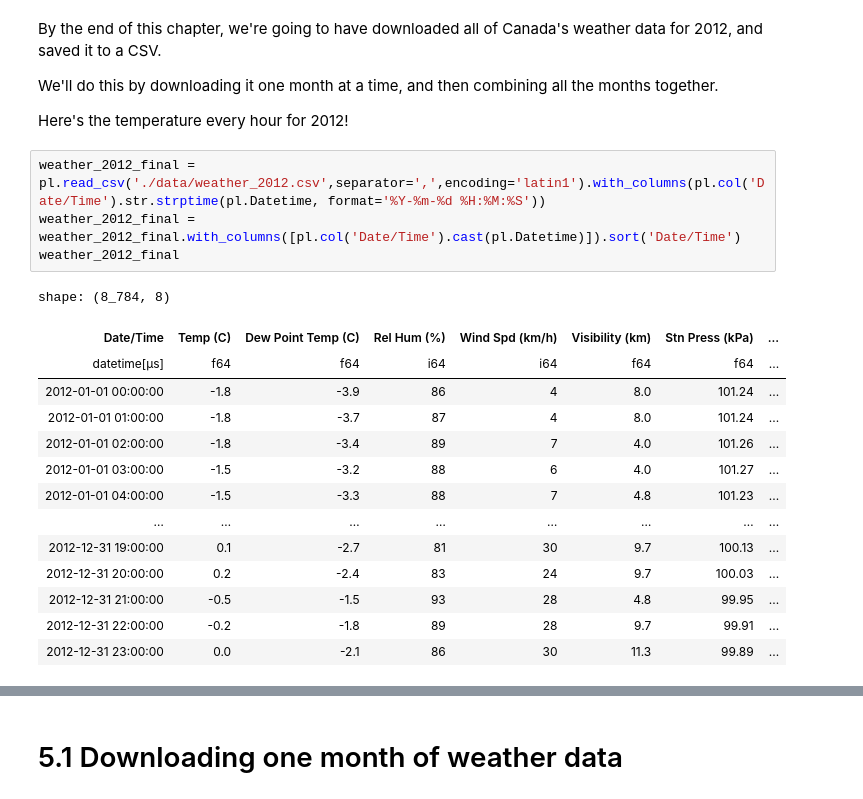
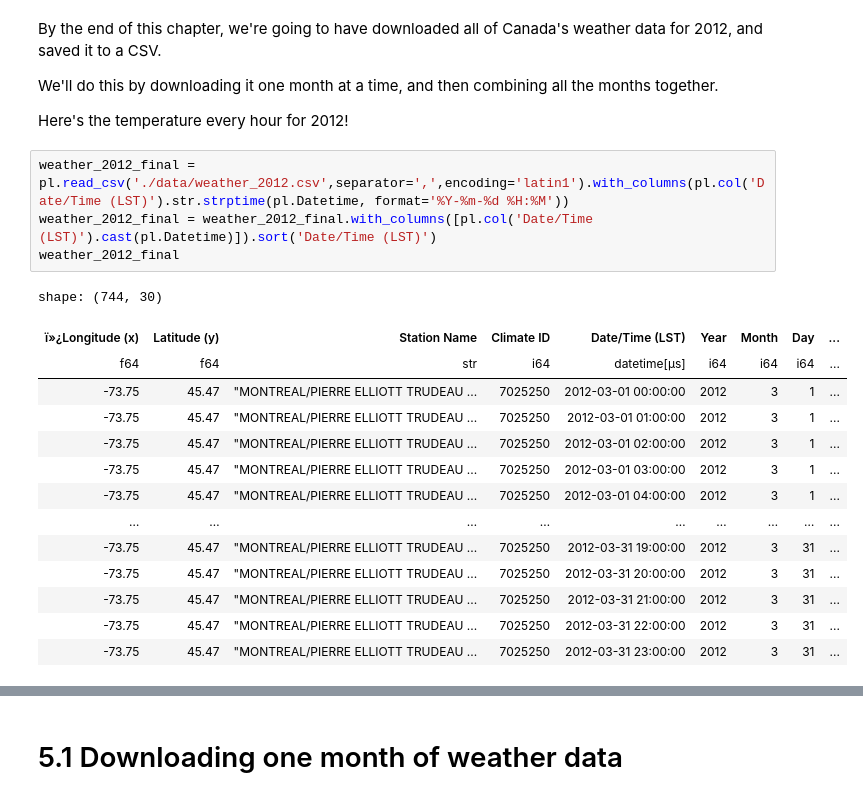
Before and after one commit to sergiorgiraldo/DataScience-Showcase, a Jupyter notebook: pandas-cookbook/cookbook-polars/Chapter 5 - Combining dataframes and scraping Canadian weather data.ipynb, the cells around one changed output, grey strips where cells are left out. Saved outputs shown, nothing was run; the diff lists cells and outputs as text.

```diff
--- a/pandas-cookbook/cookbook-polars/Chapter 5 - Combining dataframes and scraping Canadian weather data.ipynb
+++ b/pandas-cookbook/cookbook-polars/Chapter 5 - Combining dataframes and scraping Canadian weather data.ipynb
@@ -19,22 +19,22 @@ We'll do this by downloading it one month at a time, and then combining all the
 
 Here's the temperature every hour for 2012!
 # %%
-weather_2012_final = pl.read_csv('./data/weather_2012.csv',separator=',',encoding='latin1').with_columns(pl.col('Date/Time').str.strptime(pl.Datetime, format='%Y-%m-%d %H:%M:%S'))
-weather_2012_final = weather_2012_final.with_columns([pl.col('Date/Time').cast(pl.Datetime)]).sort('Date/Time')
+weather_2012_final = pl.read_csv('./data/weather_2012.csv',separator=',',encoding='latin1').with_columns(pl.col('Date/Time (LST)').str.strptime(pl.Datetime, format='%Y-%m-%d %H:%M'))
+weather_2012_final = weather_2012_final.with_columns([pl.col('Date/Time (LST)').cast(pl.Datetime)]).sort('Date/Time (LST)')
 weather_2012_final
 # %% [output]
-shape: (8_784, 8)
+shape: (744, 30)
-| Date/Time | Temp (C) | Dew Point Temp (C) | Rel Hum (%) | Wind Spd (km/h) | Visibility (km) | Stn Press (kPa) | ... |
-| datetime[μs] | f64 | f64 | i64 | i64 | f64 | f64 | ... |
-| 2012-01-01 00:00:00 | -1.8 | -3.9 | 86 | 4 | 8.0 | 101.24 | ... |
-| 2012-01-01 01:00:00 | -1.8 | -3.7 | 87 | 4 | 8.0 | 101.24 | ... |
-| 2012-01-01 02:00:00 | -1.8 | -3.4 | 89 | 7 | 4.0 | 101.26 | ... |
-| 2012-01-01 03:00:00 | -1.5 | -3.2 | 88 | 6 | 4.0 | 101.27 | ... |
-| 2012-01-01 04:00:00 | -1.5 | -3.3 | 88 | 7 | 4.8 | 101.23 | ... |
-| … | … | … | … | … | … | … | ... |
-| 2012-12-31 19:00:00 | 0.1 | -2.7 | 81 | 30 | 9.7 | 100.13 | ... |
-| 2012-12-31 20:00:00 | 0.2 | -2.4 | 83 | 24 | 9.7 | 100.03 | ... |
-| 2012-12-31 21:00:00 | -0.5 | -1.5 | 93 | 28 | 4.8 | 99.95 | ... |
-| 2012-12-31 22:00:00 | -0.2 | -1.8 | 89 | 28 | 9.7 | 99.91 | ... |
-| 2012-12-31 23:00:00 | 0.0 | -2.1 | 86 | 30 | 11.3 | 99.89 | ... |
+| ï»¿Longitude (x) | Latitude (y) | Station Name | Climate ID | Date/Time (LST) | Year | Month | Day | ... |
+| f64 | f64 | str | i64 | datetime[μs] | i64 | i64 | i64 | ... |
+| -73.75 | 45.47 | "MONTREAL/PIERRE ELLIOTT TRUDEAU ... | 7025250 | 2012-03-01 00:00:00 | 2012 | 3 | 1 | ... |
+| -73.75 | 45.47 | "MONTREAL/PIERRE ELLIOTT TRUDEAU ... | 7025250 | 2012-03-01 01:00:00 | 2012 | 3 | 1 | ... |
+| -73.75 | 45.47 | "MONTREAL/PIERRE ELLIOTT TRUDEAU ... | 7025250 | 2012-03-01 02:00:00 | 2012 | 3 | 1 | ... |
+| -73.75 | 45.47 | "MONTREAL/PIERRE ELLIOTT TRUDEAU ... | 7025250 | 2012-03-01 03:00:00 | 2012 | 3 | 1 | ... |
+| -73.75 | 45.47 | "MONTREAL/PIERRE ELLIOTT TRUDEAU ... | 7025250 | 2012-03-01 04:00:00 | 2012 | 3 | 1 | ... |
+| … | … | … | … | … | … | … | … | ... |
+| -73.75 | 45.47 | "MONTREAL/PIERRE ELLIOTT TRUDEAU ... | 7025250 | 2012-03-31 19:00:00 | 2012 | 3 | 31 | ... |
+| -73.75 | 45.47 | "MONTREAL/PIERRE ELLIOTT TRUDEAU ... | 7025250 | 2012-03-31 20:00:00 | 2012 | 3 | 31 | ... |
+| -73.75 | 45.47 | "MONTREAL/PIERRE ELLIOTT TRUDEAU ... | 7025250 | 2012-03-31 21:00:00 | 2012 | 3 | 31 | ... |
+| -73.75 | 45.47 | "MONTREAL/PIERRE ELLIOTT TRUDEAU ... | 7025250 | 2012-03-31 22:00:00 | 2012 | 3 | 31 | ... |
+| -73.75 | 45.47 | "MONTREAL/PIERRE ELLIOTT TRUDEAU ... | 7025250 | 2012-03-31 23:00:00 | 2012 | 3 | 31 | ... |
 # %%
```
Also changed, not shown: parts of 4 cells of this notebook, 2 other files.
